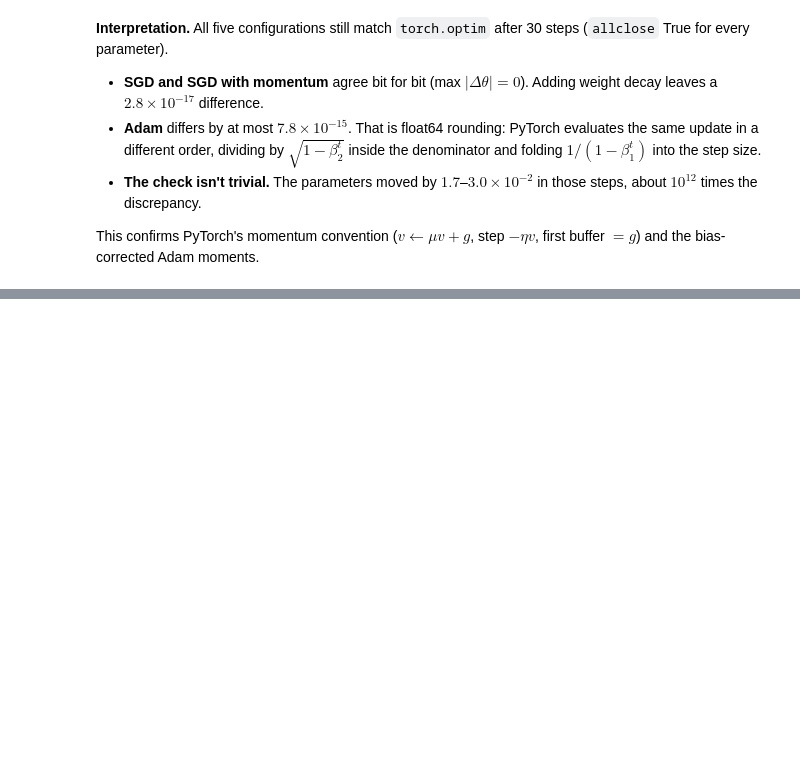
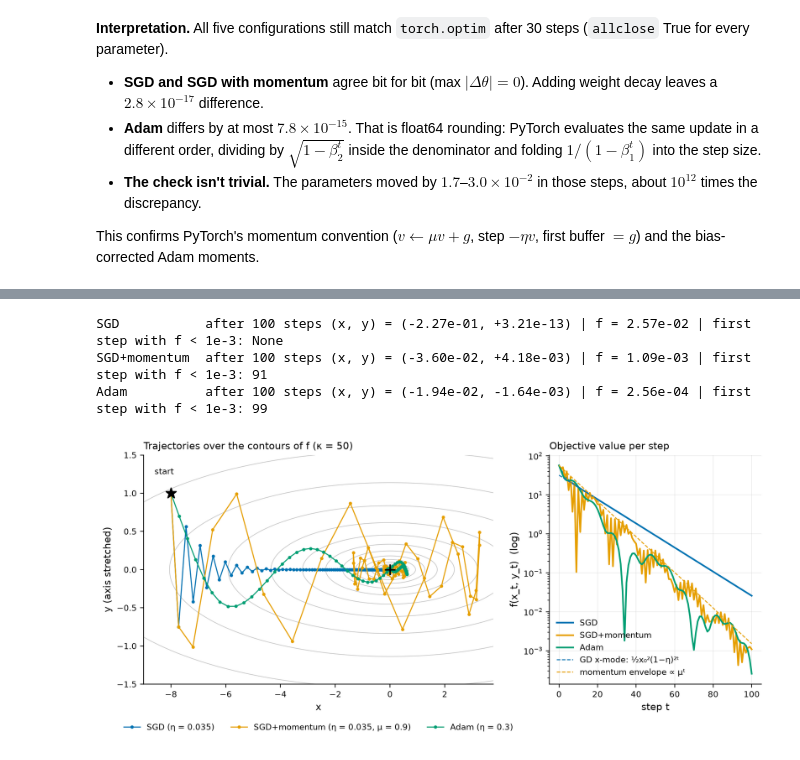
Before and after one commit to achintha-hathurusingha/en4554-a02-cnns, a Jupyter notebook: a02_cnns.ipynb, the cells around one changed output, grey strips where cells are left out. Drawn from its saved outputs; the diff is of its cells as text; code cells hidden in the pictures; blank space fills up the shorter version.

Commit message:
Task 2: quadratic trajectories and learning-rate sweep, with interpretations

```diff
--- a/a02_cnns.ipynb
+++ b/a02_cnns.ipynb
@@ -753,0 +762,59 @@ This confirms PyTorch's momentum convention ($v\leftarrow\mu v+g$, step $-\eta v
+# %%
+def run_quadratic(make_opt, start=(-8.0, 1.0), steps=100):
+    p = torch.tensor(start, dtype=torch.float64, requires_grad=True)
+    opt = make_opt([p])
+    path = [p.detach().clone()]
+    for _ in range(steps):
+        opt.zero_grad()
+        (0.5 * (p[0] ** 2 + 50 * p[1] ** 2)).backward()
+        opt.step()
+        path.append(p.detach().clone())
+    return torch.stack(path).numpy()
+
+quad = lambda P: 0.5 * (P[..., 0] ** 2 + 50 * P[..., 1] ** 2)
+ETA_Q, MU_Q = {"SGD": 0.035, "SGD+momentum": 0.035, "Adam": 0.3}, 0.9
+paths = {"SGD": run_quadratic(lambda p: MySGD(p, ETA_Q["SGD"])),
+         "SGD+momentum": run_quadratic(lambda p: MySGD(p, ETA_Q["SGD+momentum"], momentum=MU_Q)),
+         "Adam": run_quadratic(lambda p: MyAdam(p, ETA_Q["Adam"]))}
+for k, P in paths.items():
+    f = quad(P)
+    first = int(np.argmax(f < 1e-3)) if (f < 1e-3).any() else None
+    print(f"{k:13s} after 100 steps (x, y) = ({P[-1, 0]:+.2e}, {P[-1, 1]:+.2e}) | "
+          f"f = {f[-1]:.2e} | "
+          f"first step with f < 1e-3: {first}")
+
+fig, (ax_c, ax_f) = plt.subplots(1, 2, figsize=(11.5, 4.3),
+                                 gridspec_kw={"width_ratios": [1.65, 1], "wspace": 0.2})
+allP = np.concatenate(list(paths.values()))
+x_hi = max(3.0, allP[:, 0].max() + 0.5)                       # keep every point in view
+y_hi = max(1.5, np.abs(allP[:, 1]).max() + 0.25)
+XX, YY = np.meshgrid(np.linspace(-9, x_hi, 400), np.linspace(-y_hi, y_hi, 300))
+ax_c.contour(XX, YY, 0.5 * (XX ** 2 + 50 * YY ** 2), levels=np.geomspace(0.02, 60, 14),
+             colors="0.78", linewidths=0.7)
+for k, P in paths.items():
+    extra = f", μ = {MU_Q}" if k == "SGD+momentum" else ""
+    ax_c.plot(P[:, 0], P[:, 1], "-o", color=COLORS[k], ms=2.4, lw=1.1,
+              label=f"{k} (η = {ETA_Q[k]}{extra})")
+ax_c.plot(-8, 1, marker="*", color="black", ms=12, zorder=5)
+ax_c.annotate("start", (-8, 1), xytext=(-8.6, 1.25), fontsize=8.5)
+ax_c.plot(0, 0, marker="+", color="black", ms=11, mew=1.5, zorder=5)
+ax_c.set(xlabel="x", ylabel="y (axis stretched)", xlim=(-9, x_hi), ylim=(-y_hi, y_hi),
+         title="Trajectories over the contours of f (κ = 50)")
+ax_c.grid(False)
+ax_c.legend(loc="upper center", bbox_to_anchor=(0.5, -0.14), ncol=3)
+
+t = np.arange(len(paths["SGD"]))
+for k, P in paths.items():
+    ax_f.semilogy(t, quad(P), color=COLORS[k], lw=1.7, label=k)
+ax_f.semilogy(t, 0.5 * 8 ** 2 * (1 - ETA_Q["SGD"]) ** (2 * t), "--", color=COLORS["SGD"], lw=1,
+              label="GD x-mode: ½x₀²(1−η)²ᵗ")
+ax_f.semilogy(t, quad(paths["SGD"][0]) * MU_Q ** t, "--", color=COLORS["SGD+momentum"], lw=1,
+              label="momentum envelope ∝ μᵗ")
+ax_f.set(xlabel="step t", ylabel="f(x_t, y_t)  (log)", title="Objective value per step")
+ax_f.legend(loc="lower left")
+plt.show()
+# %% [output]
+SGD           after 100 steps (x, y) = (-2.27e-01, +3.21e-13) | f = 2.57e-02 | first step with f < 1e-3: None
+SGD+momentum  after 100 steps (x, y) = (-3.60e-02, +4.18e-03) | f = 1.09e-03 | first step with f < 1e-3: 91
+Adam          after 100 steps (x, y) = (-1.94e-02, -1.64e-03) | f = 2.56e-04 | first step with f < 1e-3: 99
+[figure, added]
```
Also changed, not shown: parts of 6 cells of this notebook, 9 other files.
